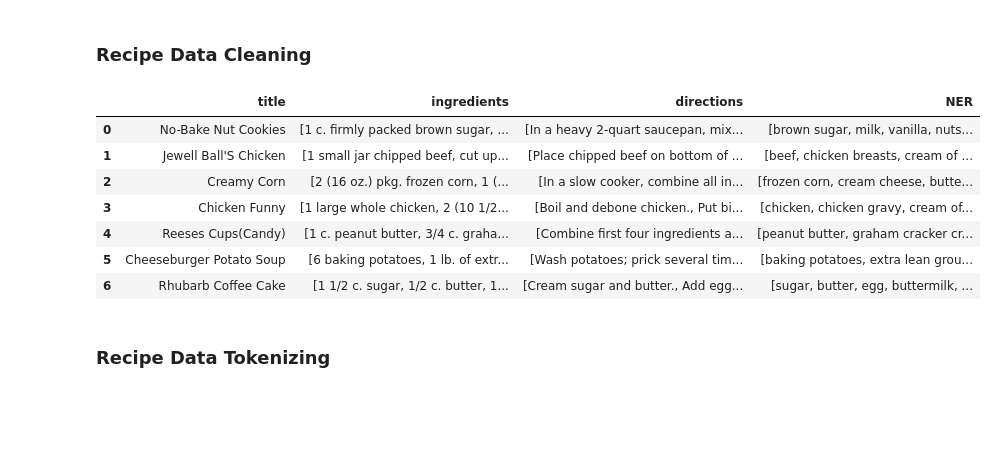
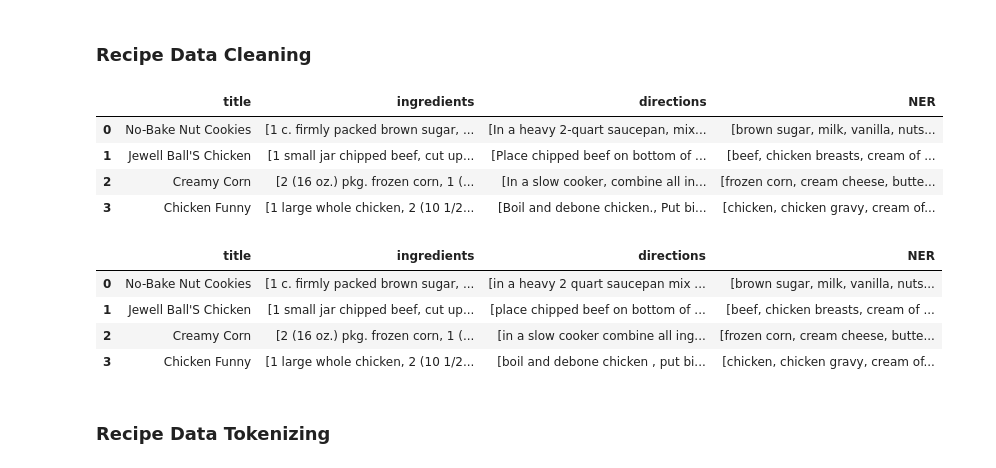
Before and after one commit to evan-ng/recipe, a Jupyter notebook: tastebud.ipynb, the cells around one changed output. Saved outputs shown, nothing was run; the diff lists cells and outputs as text; code cells hidden in the pictures; blank space fills up the shorter version.

```diff
--- a/tastebud.ipynb
+++ b/tastebud.ipynb
@@ -137,13 +138,10 @@ gathered_ngl_df = ngl_df[ngl_df.source == 'Gathered']
 # remove unnecessary columns
 filtered_ngl_df = gathered_ngl_df[['title', 'ingredients', 'directions', 'NER']]
 # %%
-filtered_ngl_df[:7]
+filtered_ngl_df[:4]
 # %% [output]
 |  | title | ingredients | directions | NER |
 | 0 | No-Bake Nut Cookies | [1 c. firmly packed brown sugar, ... | [In a heavy 2-quart saucepan, mix... | [brown sugar, milk, vanilla, nuts... |
 | 1 | Jewell Ball'S Chicken | [1 small jar chipped beef, cut up... | [Place chipped beef on bottom of ... | [beef, chicken breasts, cream of ... |
 | 2 | Creamy Corn | [2 (16 oz.) pkg. frozen corn, 1 (... | [In a slow cooker, combine all in... | [frozen corn, cream cheese, butte... |
 | 3 | Chicken Funny | [1 large whole chicken, 2 (10 1/2... | [Boil and debone chicken., Put bi... | [chicken, chicken gravy, cream of... |
-| 4 | Reeses Cups(Candy) | [1 c. peanut butter, 3/4 c. graha... | [Combine first four ingredients a... | [peanut butter, graham cracker cr... |
-| 5 | Cheeseburger Potato Soup | [6 baking potatoes, 1 lb. of extr... | [Wash potatoes; prick several tim... | [baking potatoes, extra lean grou... |
-| 6 | Rhubarb Coffee Cake | [1 1/2 c. sugar, 1/2 c. butter, 1... | [Cream sugar and butter., Add egg... | [sugar, butter, egg, buttermilk, ... |
@@ -150,3 +156,11 @@ filtered_ngl_df[:7]
+# %%
+filtered_ngl_df[:4]
+# %% [output]
+|  | title | ingredients | directions | NER |
+| 0 | No-Bake Nut Cookies | [1 c. firmly packed brown sugar, ... | [in a heavy 2 quart saucepan mix ... | [brown sugar, milk, vanilla, nuts... |
+| 1 | Jewell Ball'S Chicken | [1 small jar chipped beef, cut up... | [place chipped beef on bottom of ... | [beef, chicken breasts, cream of ... |
+| 2 | Creamy Corn | [2 (16 oz.) pkg. frozen corn, 1 (... | [in a slow cooker combine all ing... | [frozen corn, cream cheese, butte... |
+| 3 | Chicken Funny | [1 large whole chicken, 2 (10 1/2... | [boil and debone chicken , put bi... | [chicken, chicken gravy, cream of... |
 # %% [markdown]
 ### Recipe Data Tokenizing
 # %%
```
Also changed, not shown: parts of 19 cells of this notebook, 4 other files.
